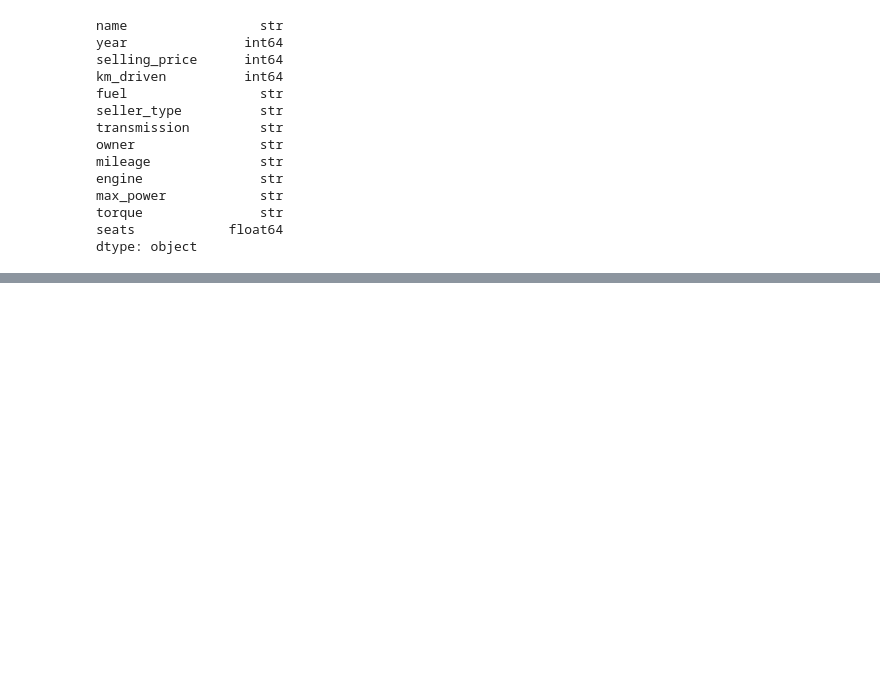
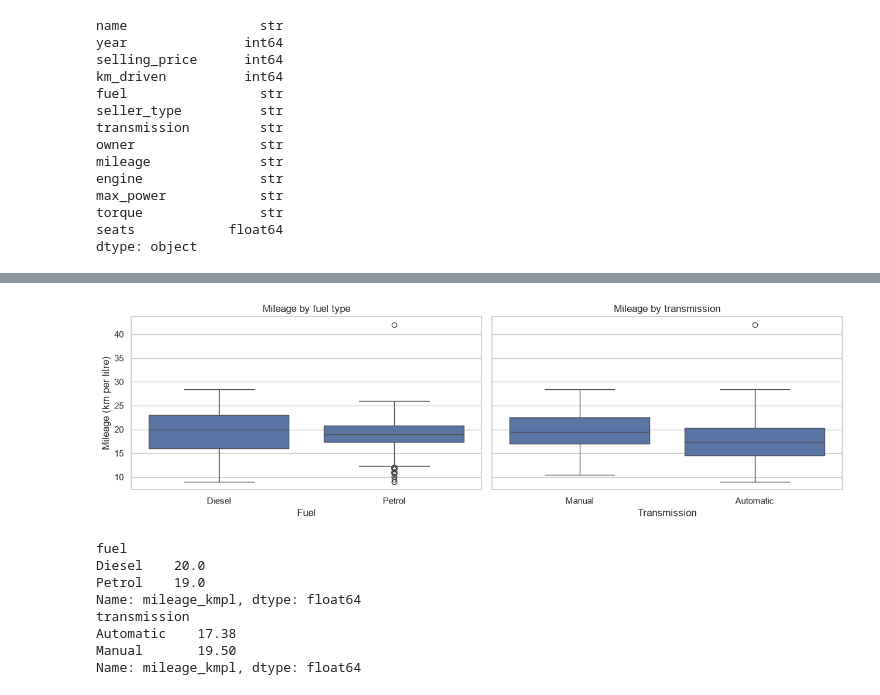
Before and after one commit to DavisenV/PROG8245-Lab2-Tidying_Cleaning_Imputation_Outlier-Detection, a Jupyter notebook: src/car_section.ipynb, the cells around one changed output, grey strips where cells are left out. Saved outputs shown, nothing was run; the diff lists cells and outputs as text; code cells hidden in the pictures; blank space fills up the shorter version.

```diff
--- a/src/car_section.ipynb
+++ b/src/car_section.ipynb
@@ -84,0 +434,22 @@ cars_raw.tail()
+# %%
+# sharey=True puts both plots on the same mileage axis so they can be compared honestly
+fig, axes = plt.subplots(1, 2, figsize=(13, 4), sharey=True)
+sns.boxplot(data=cars_clean, x="fuel", y="mileage_kmpl", ax=axes[0])
+axes[0].set(title="Mileage by fuel type", xlabel="Fuel", ylabel="Mileage (km per litre)")
+sns.boxplot(data=cars_clean, x="transmission", y="mileage_kmpl", ax=axes[1])
+axes[1].set(title="Mileage by transmission", xlabel="Transmission", ylabel="")
+plt.tight_layout()
+plt.show()
+
+print(cars_clean.groupby("fuel")["mileage_kmpl"].median())
+print(cars_clean.groupby("transmission")["mileage_kmpl"].median())
+# %% [output]
+[figure, added]
+fuel
+Diesel    20.0
+Petrol    19.0
+Name: mileage_kmpl, dtype: float64
+transmission
+Automatic    17.38
+Manual       19.50
+Name: mileage_kmpl, dtype: float64
```
Also changed, not shown: parts of 64 cells of this notebook.
